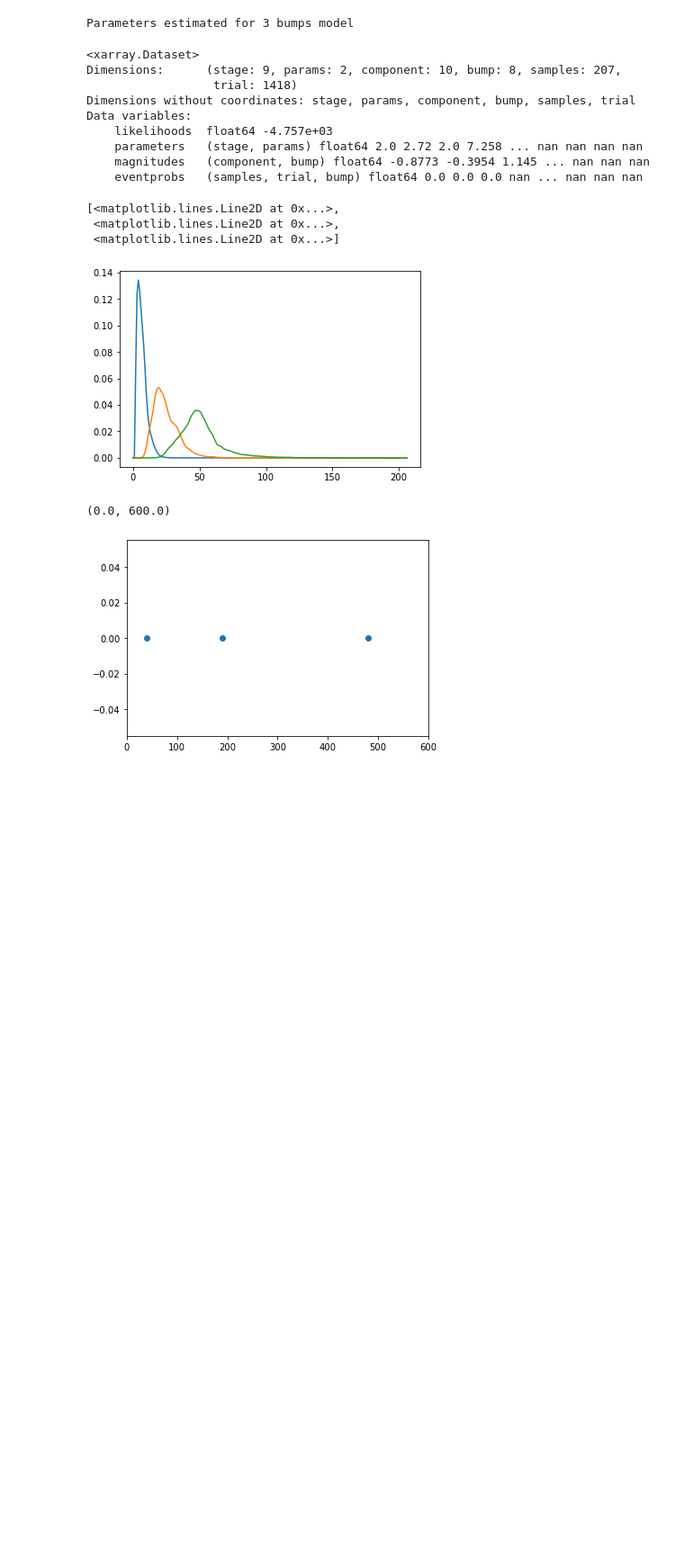
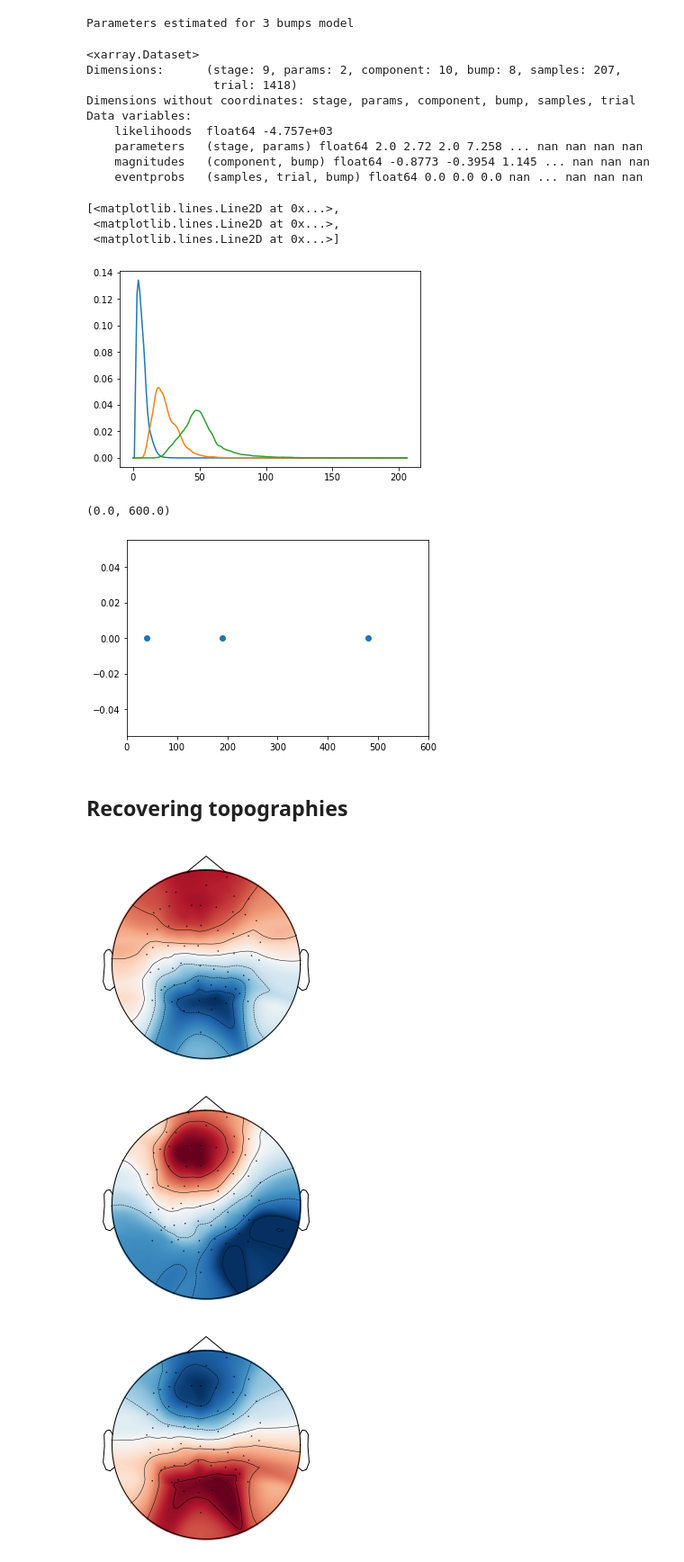
Before and after one commit to GWeindel/hmp, a Jupyter notebook: example_pipeline.ipynb, the cells around one changed output. Shown at 90% size. Cells and saved outputs as stored; diff of their text form; code cells hidden in the pictures; blank space fills up the shorter version.

Commit message:
added the recovering of topography from the magnitudes

```diff
--- a/example_pipeline.ipynb
+++ b/example_pipeline.ipynb
@@ -40,7 +37,7 @@ resp_id = {'r_left':100,'r_right':200}#Response events
 epoch_data = []
 offset_after_resp = 100 #how many milliseconds after response should be stored
 
-if 'epoch_data' not in os.listdir():#avoids to loop again if notebook is restarted
+if 'epoch_data.nc' not in os.listdir():#avoids to loop again if notebook is restarted
     for participant in subset:
         data = mne.io.read_raw_fif(path+'/preprocessed_%s.fif'%participant, preload=False, verbose=False)
         data.load_data()
@@ -265,3 +258,14 @@ plt.xlim(0,600)
 # %% [output]
 (0.0, 600.0)
 [figure]
+# %% [markdown]
+## Recovering topographies
+# %%
+raw = mne.io.read_raw_fif('../../supervisions/2022/Bachelor_KI/preprocessed_data/preprocessed_S1.fif', preload=False, verbose=False)
+# %%
+for bump in bump3_estimates.magnitudes.dropna(dim='bump').T:
+    mne.viz.plot_topomap(pca_data@bump, raw.info)
+# %% [output]
+[figure, added]
+[figure, added]
+[figure, added]
```
Also changed, not shown: parts of 2 cells of this notebook, 2 other files.
